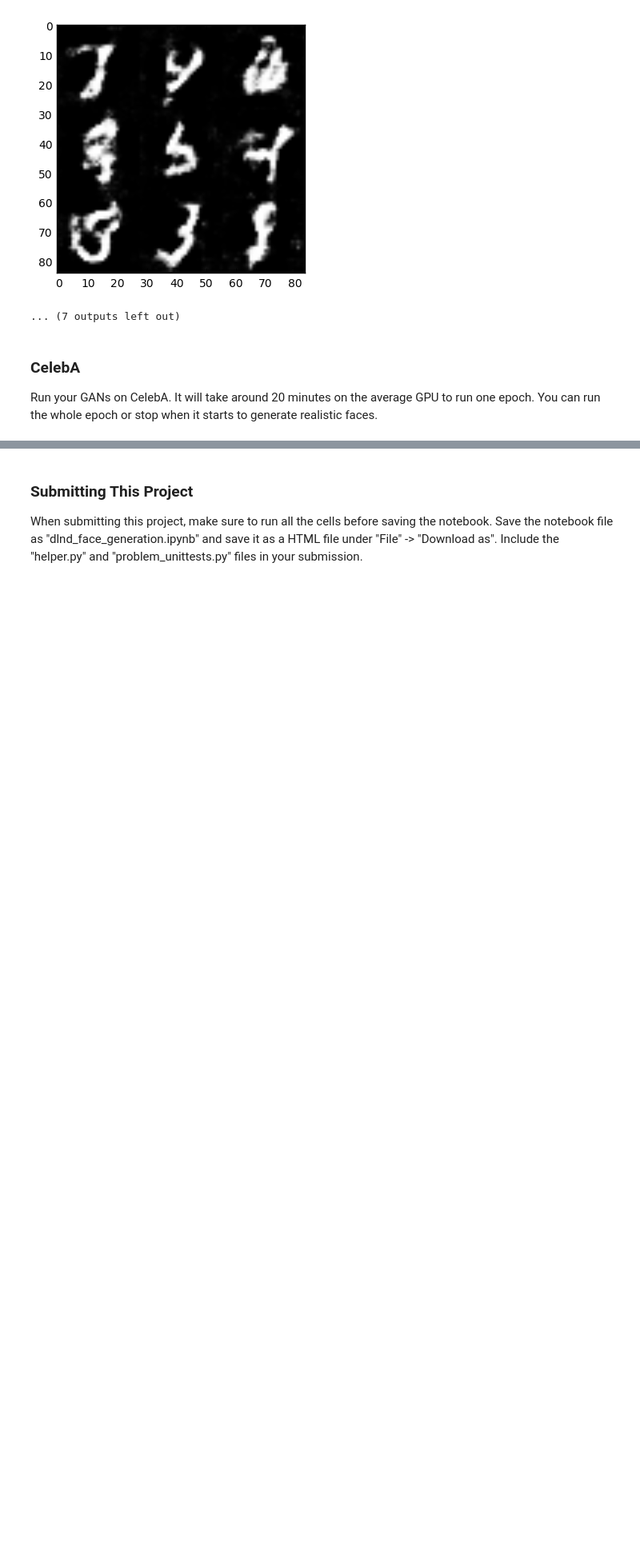
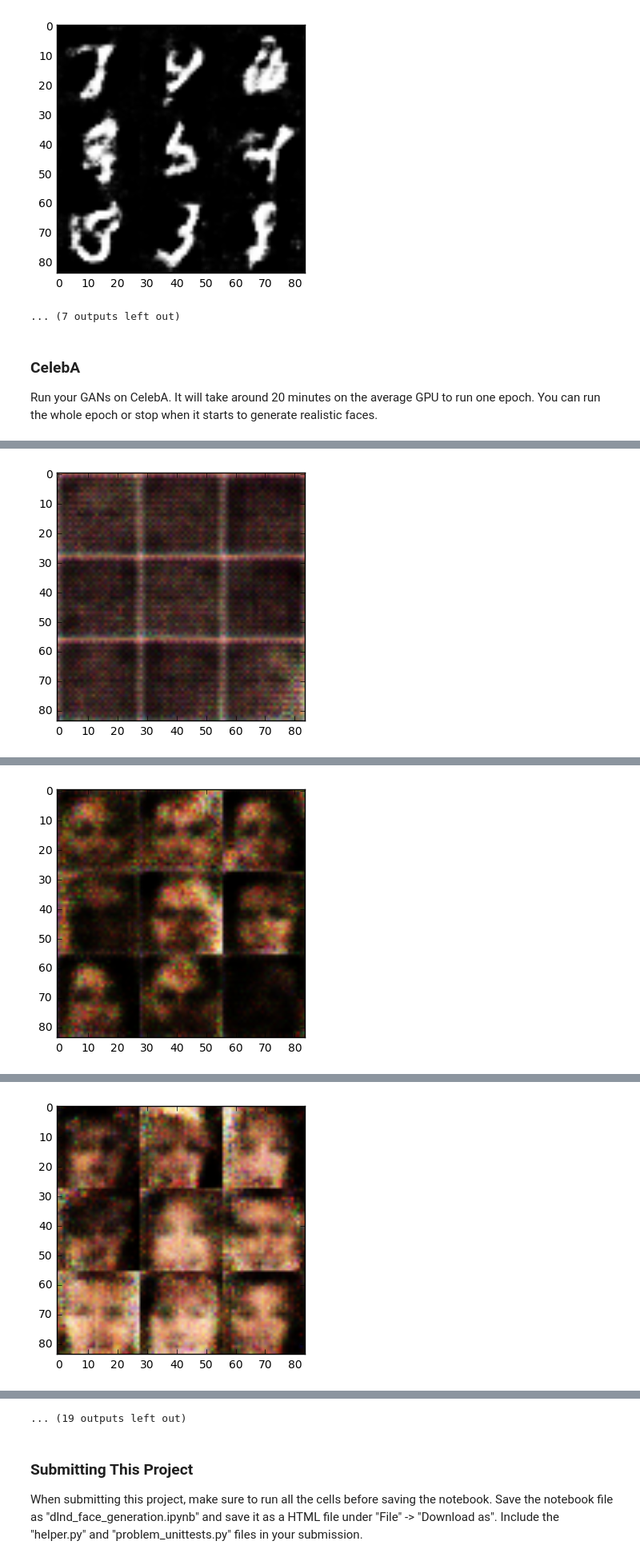
Before and after one commit to Shaunlipy/generate-faces, a Jupyter notebook: dlnd_face_generation.ipynb, the cells around one changed output, grey strips where cells are left out. Shown at 80% size. Drawn from its saved outputs; the diff is of its cells as text; code cells hidden in the pictures; blank space fills up the shorter version.

```diff
--- a/dlnd_face_generation.ipynb
+++ b/dlnd_face_generation.ipynb
@@ -493,8 +493,8 @@ Run your GANs on CelebA.  It will take around 20 minutes on the average GPU to r
 # %%
 batch_size = 128
 z_dim = 100
-learning_rate = 0.001
-beta1 = 0.5
+learning_rate = 0.0001
+beta1 = 0.2
 
 
 """
@@ -506,3 +506,4 @@ celeba_dataset = helper.Dataset('celeba', glob(os.path.join(data_dir, 'img_align
 with tf.Graph().as_default():
     train(epochs, batch_size, z_dim, learning_rate, beta1, celeba_dataset.get_batches,
           celeba_dataset.shape, celeba_dataset.image_mode)
+# %% [output]
@@ -508,0 +520 @@ with tf.Graph().as_default():
+[figure, added]
@@ -508,0 +531 @@ with tf.Graph().as_default():
+[figure, added]
@@ -508,0 +542 @@ with tf.Graph().as_default():
+[figure, added]
@@ -509,3 +576,4 @@ with tf.Graph().as_default():
+... (19 outputs left out)
 # %% [markdown]
 ### Submitting This Project
 When submitting this project, make sure to run all the cells before saving the notebook. Save the notebook file as "dlnd_face_generation.ipynb" and save it as a HTML file under "File" -> "Download as". Include the "helper.py" and "problem_unittests.py" files in your submission.
```
Also changed, not shown: parts of 1 cell of this notebook.
